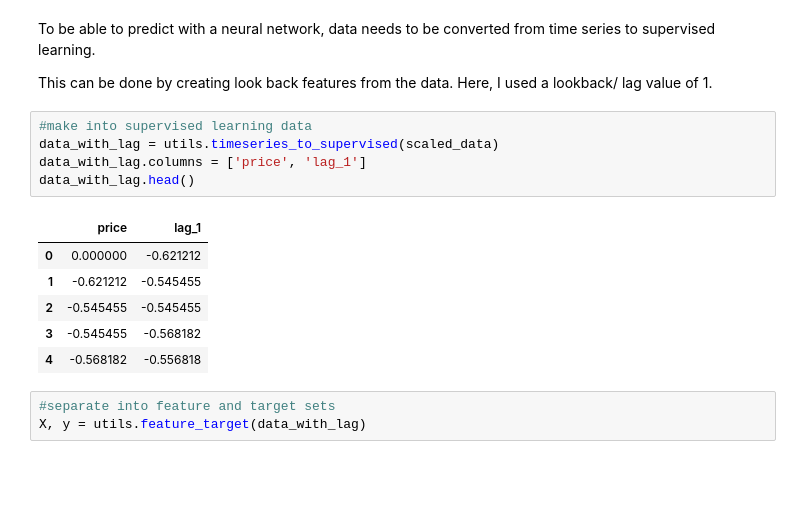
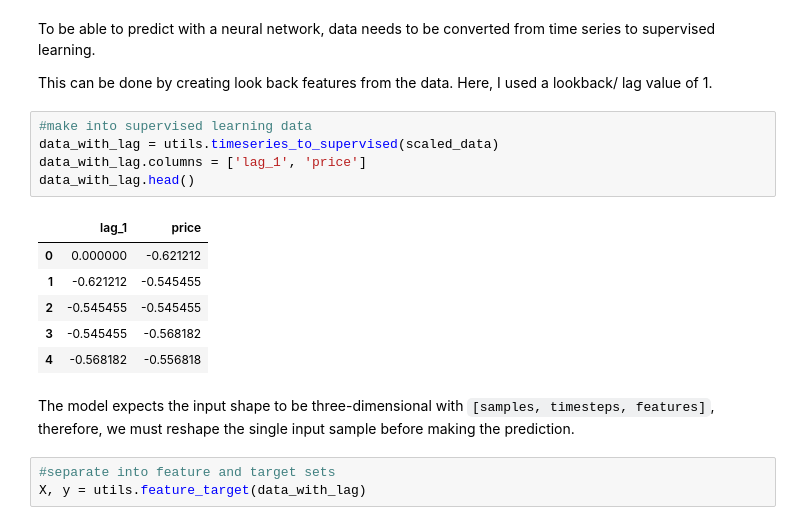
Before and after one commit to BBimie/DS-ML-Initiative, a Jupyter notebook: Level 3/Intermediate/Diesel_Price.ipynb, the cells around one changed output. Cells and saved outputs as stored; diff of their text form; blank space fills up the shorter version.

```diff
--- a/Level 3/Intermediate/Diesel_Price.ipynb
+++ b/Level 3/Intermediate/Diesel_Price.ipynb
@@ -149,15 +166,18 @@ This can be done by creating look back features from the data. Here, I used a lo
 # %%
 #make into supervised learning data
 data_with_lag = utils.timeseries_to_supervised(scaled_data)
-data_with_lag.columns = ['price', 'lag_1']
+data_with_lag.columns = ['lag_1', 'price']
 data_with_lag.head()
 # %% [output]
-|  | price | lag_1 |
+|  | lag_1 | price |
 | 0 | 0.000000 | -0.621212 |
 | 1 | -0.621212 | -0.545455 |
 | 2 | -0.545455 | -0.545455 |
 | 3 | -0.545455 | -0.568182 |
 | 4 | -0.568182 | -0.556818 |
+# %% [markdown]
+The model expects the input shape to be three-dimensional with
+`[samples, timesteps, features]`, therefore, we must reshape the single input sample before making the prediction.
 # %%
 #separate into feature and target sets
 X, y = utils.feature_target(data_with_lag)
```
Also changed, not shown: parts of 24 cells of this notebook, 2 other files.
